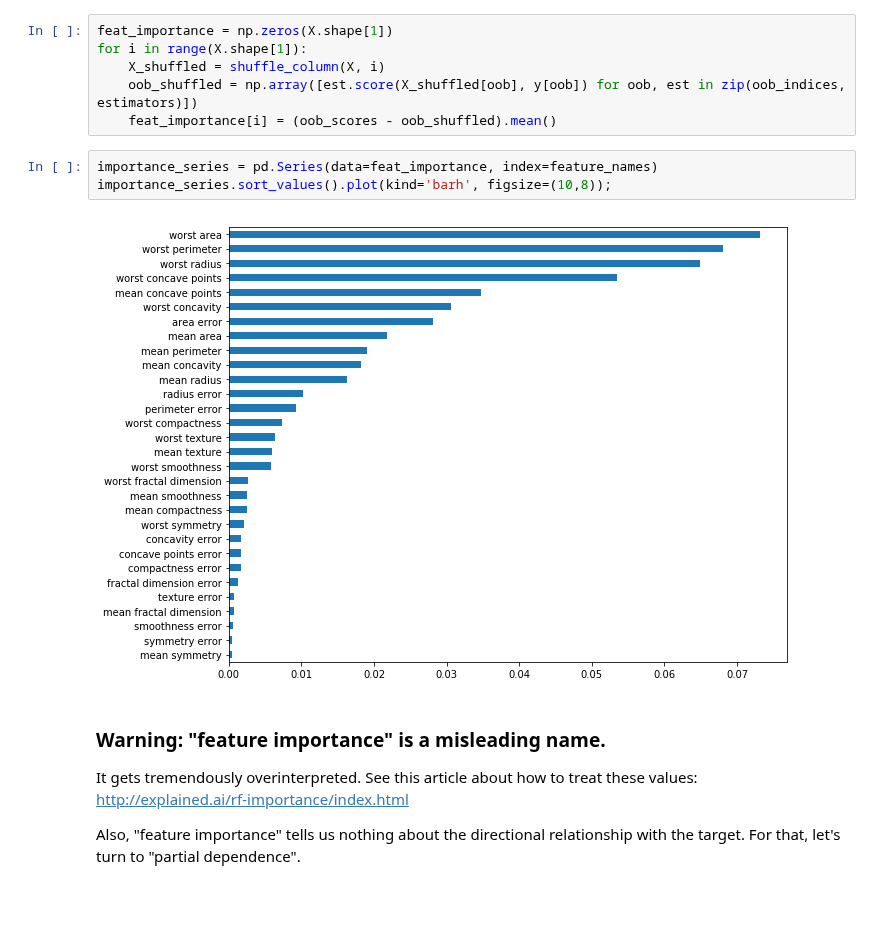
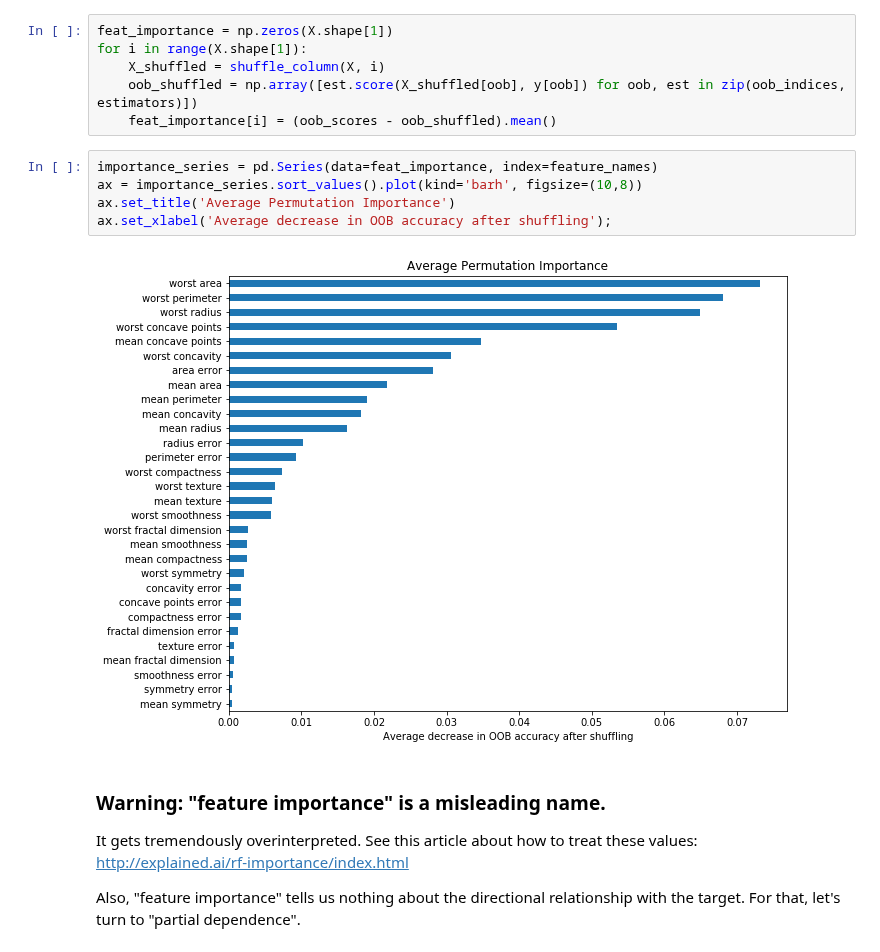
Before and after one commit to wmarshall484/DSI_LECTURES_2, a Jupyter notebook: random-forest/moses_marsh/random_forests.ipynb, the cells around one changed output. Drawn from its saved outputs; the diff is of its cells as text; blank space fills up the shorter version.

```diff
--- a/random-forest/moses_marsh/random_forests.ipynb
+++ b/random-forest/moses_marsh/random_forests.ipynb
@@ -746,9 +748,11 @@ for i in range(X.shape[1]):
     feat_importance[i] = (oob_scores - oob_shuffled).mean()
 # %%
 importance_series = pd.Series(data=feat_importance, index=feature_names)
-importance_series.sort_values().plot(kind='barh', figsize=(10,8));
+ax = importance_series.sort_values().plot(kind='barh', figsize=(10,8))
+ax.set_title('Average Permutation Importance')
+ax.set_xlabel('Average decrease in OOB accuracy after shuffling');
 # %% [output]
-[figure, old version]
+[figure, new version]
 # %% [markdown]
 ### Warning: "feature importance" is a misleading name.
 It gets tremendously overinterpreted. See this article about how to treat these values:
```
Also changed, not shown: parts of 11 cells of this notebook.
